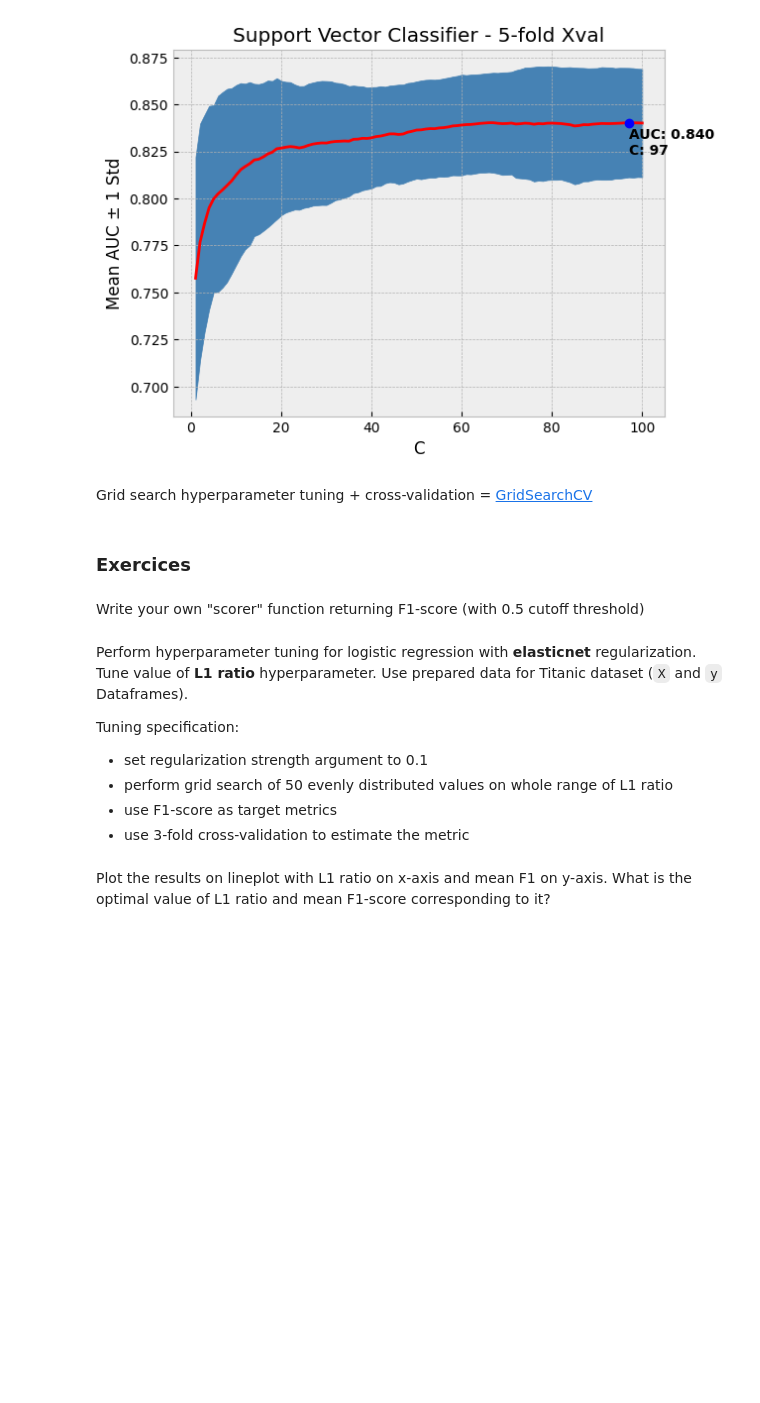
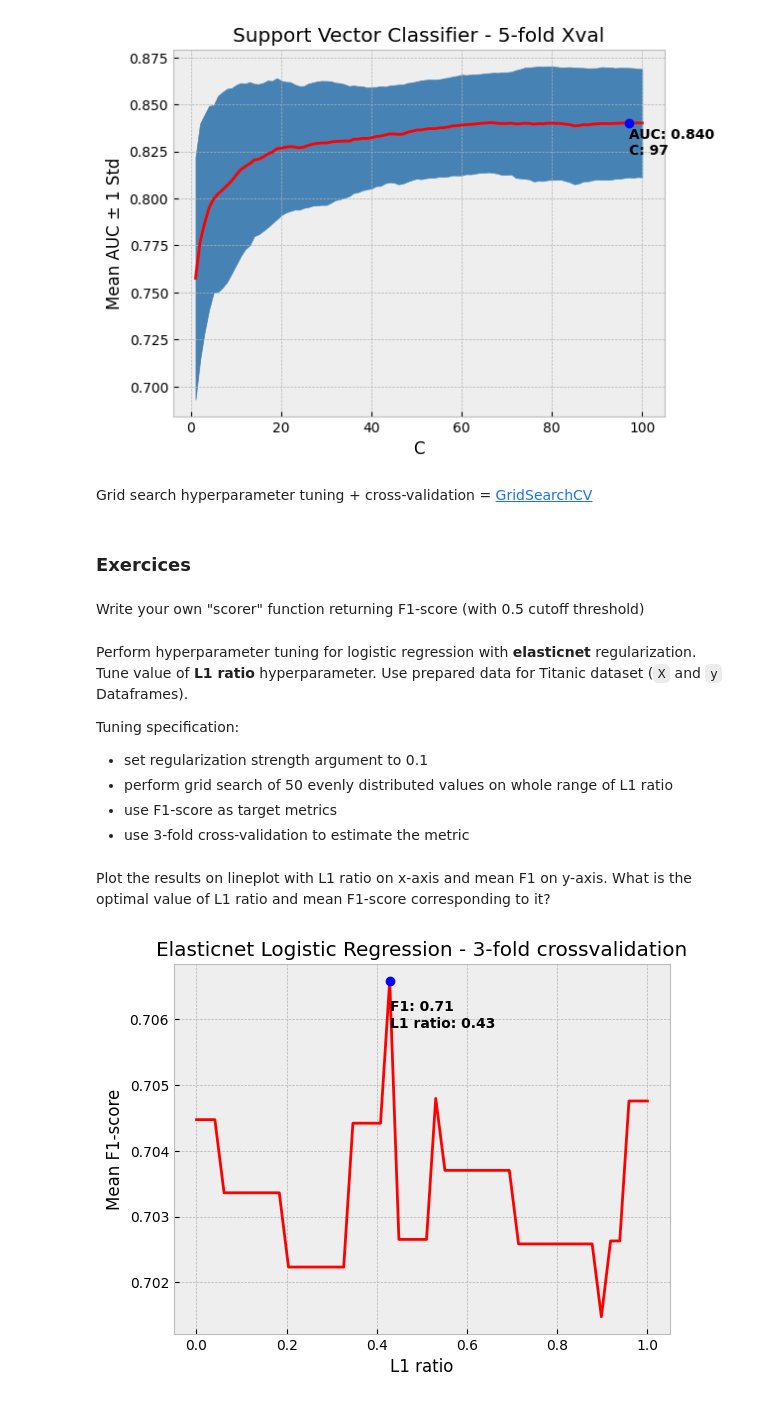
Before and after one commit to cuongvoSGH/SLM, a Jupyter notebook: Class3_Regularization_Xval.ipynb, the cells around one changed output. Saved outputs shown, nothing was run; the diff lists cells and outputs as text; code cells hidden in the pictures; blank space fills up the shorter version.

```diff
--- a/Class3_Regularization_Xval.ipynb
+++ b/Class3_Regularization_Xval.ipynb
@@ -413,6 +413,11 @@ Grid search hyperparameter tuning + cross-validation = [GridSearchCV](https://sc
 ### Exercices
 # %% [markdown]
 Write your own "scorer" function returning F1-score (with 0.5 cutoff threshold)
+# %%
+from sklearn.metrics import f1_score
+
+def f1_scorer(model, X, y):
+    return f1_score(y, model.predict(X))
 # %% [markdown]
 Perform hyperparameter tuning for logistic regression with **elasticnet** regularization. Tune value of **L1 ratio** hyperparameter. Use prepared data for Titanic dataset (`X` and `y` Dataframes).
 
@@ -421,5 +426,35 @@ Tuning specification:
 - perform grid search of 50 evenly distributed values on whole range of L1 ratio
 - use F1-score as target metrics
 - use 3-fold cross-validation to estimate the metric
+# %%
+metric_mean = np.array([])
+l1_ratios_xval = np.linspace(0, 1, 50)
+folds = 3
+for r in tqdm(l1_ratios_xval):
+    xval_arr = cross_val_score(LR(l1_ratio=r,
+                                  penalty="elasticnet",
+                                  solver="saga",
+                                  max_iter=10000,
+                                  C=0.1,
+                                  random_state=42),
+                               X,
+                               y,
+                               cv=folds,
+                               scoring=f1_scorer)
+    metric_mean = np.append(metric_mean, np.mean(xval_arr))
 # %% [markdown]
 Plot the results on lineplot with L1 ratio on x-axis and mean F1 on y-axis. What is the optimal value of L1 ratio and mean F1-score corresponding to it?
+# %%
+plt.plot(l1_ratios_xval, metric_mean, 'r')
+best_r = l1_ratios_xval[np.argmax(metric_mean)]
+best_mean_f1 = np.max(metric_mean)
+plt.plot(best_r, best_mean_f1, 'bo')
+plt.annotate(f'F1: {best_mean_f1:.2f} \nL1 ratio: {best_r:.2f}',
+             (best_r, best_mean_f1 * 0.999),
+             weight='bold')
+plt.xlabel("L1 ratio")
+plt.ylabel("Mean F1-score")
+plt.title(f"Elasticnet Logistic Regression - {folds}-fold crossvalidation")
+plt.show()
+# %% [output]
+[figure, added]
```
Also changed, not shown: parts of 3 cells of this notebook, 2 other files.
